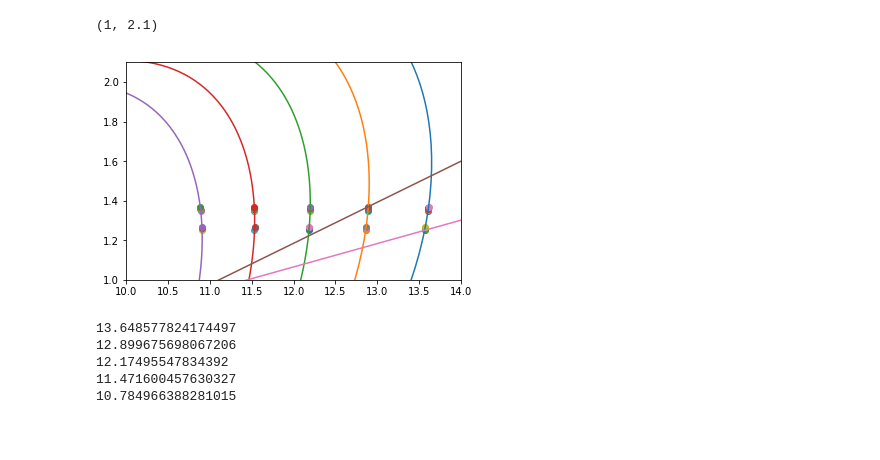
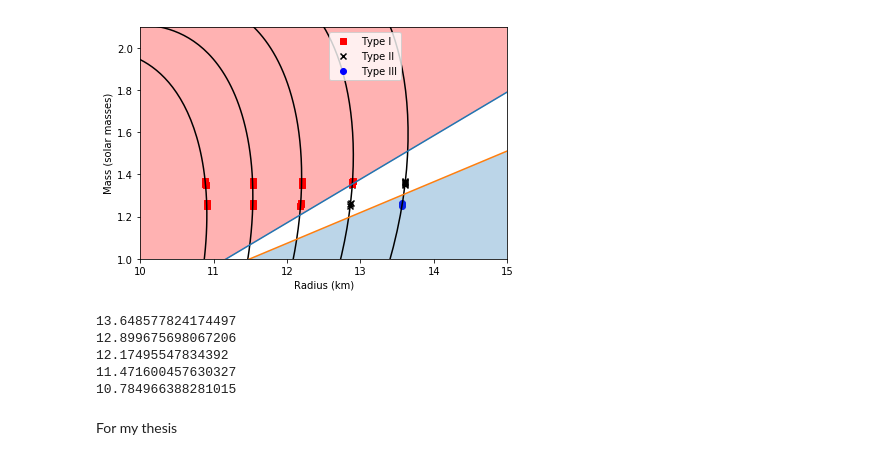
Before and after one commit to johnkou97/sacra, a Jupyter notebook: M_R.ipynb, the cells around one changed output. Drawn from its saved outputs; the diff is of its cells as text; code cells hidden in the pictures.

Commit message:
Thesis Plots

```diff
--- a/M_R.ipynb
+++ b/M_R.ipynb
@@ -17,12 +17,18 @@ Frequency=1/Time
 EOS=['15H','125H','H','HB','B']
 MASS=['135_135','125_146','125_125','121_151','118_155','117_156','116_158','112_140','107_146']
 eq=['135_135','125_125']
-# %%
-x=np.arange(0,18,1)
-def y1(x):
-    return (60/289)*x-(1888/1445)
-def y2(x):
-    return (42/355)*x-(1259/3550)
+# %%
+x=np.arange(0,18,1)
+m1=(((1388/775+403/225)/2)-1)/(15-((715/64+190/17)/2))
+b1=(1388/775+403/225)/2-m1*15
+
+m2=(((68/45+1.51163366)/2)-1)/(15-((2955/257+1115/97)/2))
+b2=(68/45+1.51163366)/2-m2*15
+
+def y1(x):
+    return m1*x+b1
+def y2(x):
+    return m2*x+b2
 # %%
 m_r1=np.load('tid_def/15H.npy')
 m_r2=np.load('tid_def/125H.npy')
@@ -87,20 +93,33 @@ for eos in EOS:
             typ[i]=3
         i=i+1
 # %%
-plt.plot(m_r1[1]*Length/1.0e5,m_r1[0])
-plt.plot(m_r2[1]*Length/1.0e5,m_r2[0])
-plt.plot(m_r3[1]*Length/1.0e5,m_r3[0])
-plt.plot(m_r4[1]*Length/1.0e5,m_r4[0])
-plt.plot(m_r5[1]*Length/1.0e5,m_r5[0])
+plt.plot(m_r1[1]*Length/1.0e5,m_r1[0],color='black')
+plt.plot(m_r2[1]*Length/1.0e5,m_r2[0],color='black')
+plt.plot(m_r3[1]*Length/1.0e5,m_r3[0],color='black')
+plt.plot(m_r4[1]*Length/1.0e5,m_r4[0],color='black')
+plt.plot(m_r5[1]*Length/1.0e5,m_r5[0],color='black')
+
 for i in range(len(r)):
-    plt.scatter(r[i],m[i])
+    if m[i]>y1(r[i]):
+        sq=plt.scatter(r[i],m[i],marker="s",color='r')
+    elif m[i]>y2(r[i]):
+        xl=plt.scatter(r[i],m[i],marker="x",color='black')
+    else:
+        ol=plt.scatter(r[i],m[i],marker="o",color='b')
 plt.plot(x,y1(x))
 plt.plot(x,y2(x))
-plt.xlim(10,14)
+plt.xlim(10,15)
 plt.ylim(1,2.1)
+plt.legend([sq,xl,ol],['Type I', 'Type II', 'Type III'], bbox_to_anchor=(.5, 1), loc='upper left')
+plt.xlabel('Radius (km)')
+plt.ylabel('Mass (solar masses)')
+plt.tight_layout()
+#plt.fill_between(x,y1(x),y2(x),color='green',alpha=.3)
+plt.fill_between(x,y2(x),alpha=.3)
+plt.fill_between(x,100,y1(x),color='r',alpha=0.3)
+plt.show()
 # %% [output]
-(1, 2.1)
-[figure, old version]
+[figure, new version]
 # %%
 ml=1.5584694852222305
 print(cs11(ml)*Length/1.0e5)
@@ -114,3 +133,5 @@ print(cs51(ml)*Length/1.0e5)
 12.17495547834392
 11.471600457630327
 10.784966388281015
+# %% [markdown]
+For my thesis
```
Also changed, not shown: parts of 7 cells of this notebook, 1 other file.
